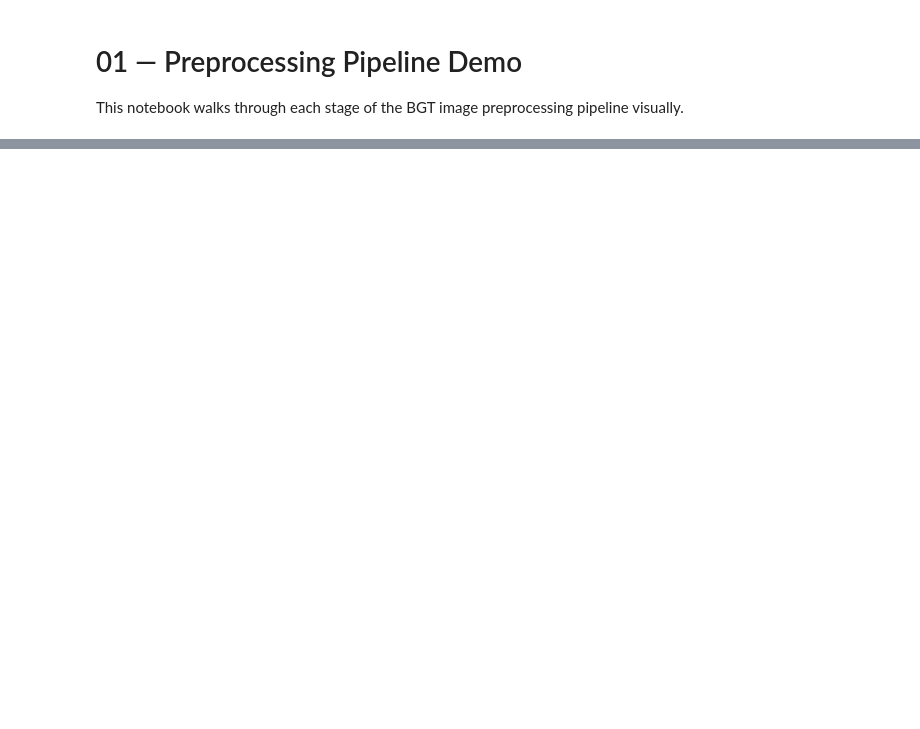
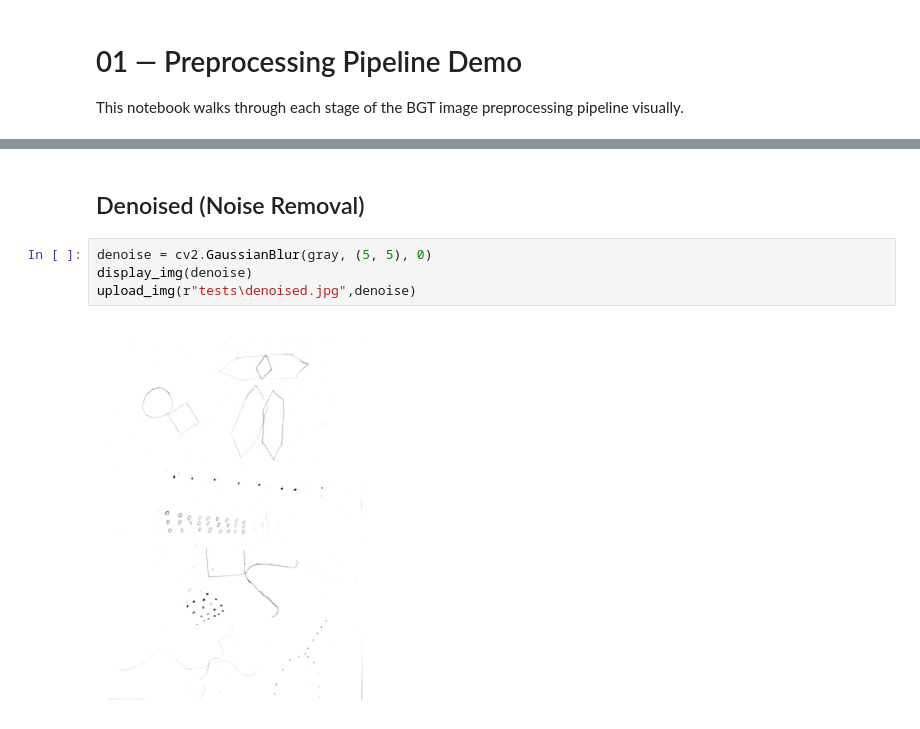
Before and after one commit to abdallahkareem/bender-gestalt-analysis, a Jupyter notebook: notebooks/01_preprocessing_demo.ipynb, the cells around one changed output, grey strips where cells are left out. Saved outputs shown, nothing was run; the diff lists cells and outputs as text; blank space fills up the shorter version.

```diff
--- a/notebooks/01_preprocessing_demo.ipynb
+++ b/notebooks/01_preprocessing_demo.ipynb
@@ -43,0 +31,8 @@ plt.show()
+# %% [markdown]
+## Denoised (Noise Removal)
+# %%
+denoise = cv2.GaussianBlur(gray, (5, 5), 0)
+display_img(denoise)
+upload_img(r"tests\denoised.jpg",denoise)
+# %% [output]
+[figure, added]
```
Also changed, not shown: parts of 18 cells of this notebook, 10 other files.
